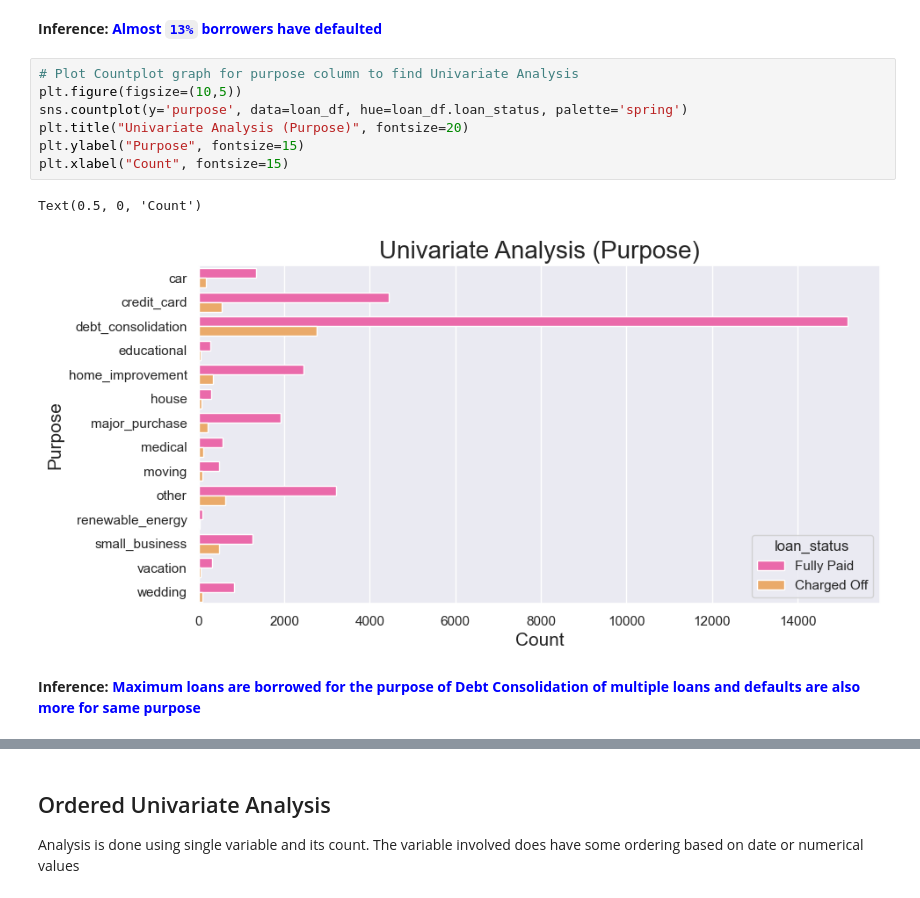
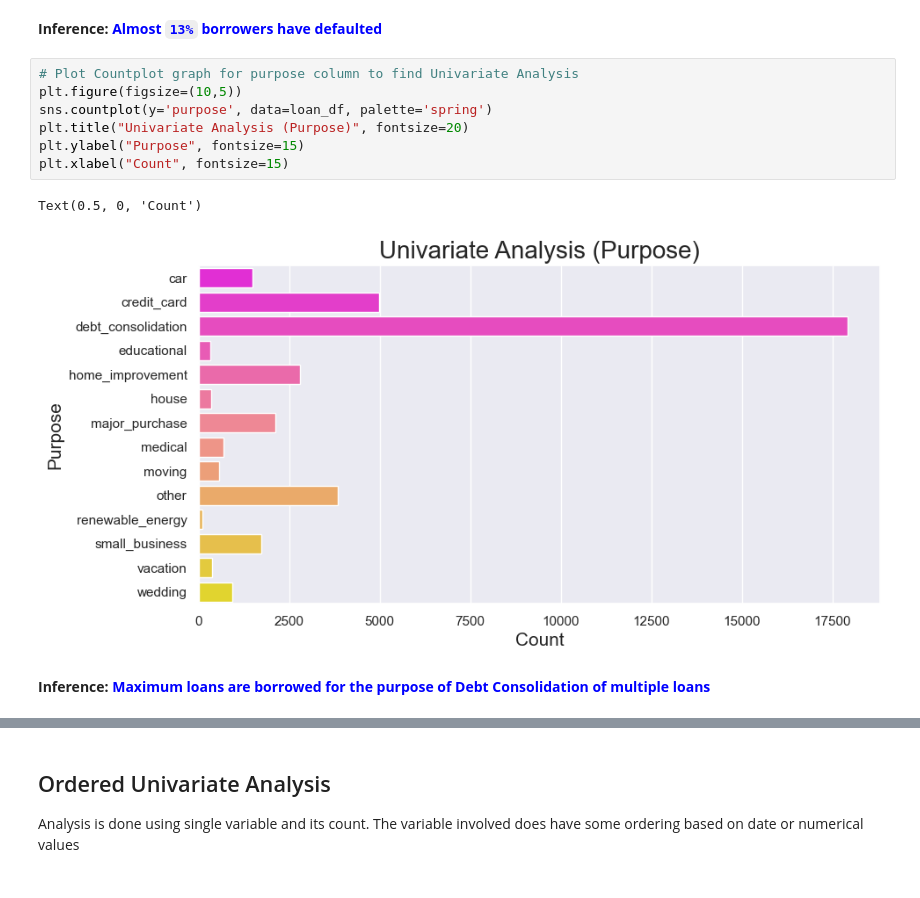
Before and after one commit to upasanapaul/LendingClubCaseStudy, a Jupyter notebook: lending_club_case_study.ipynb, the cells around one changed output, grey strips where cells are left out. Saved outputs shown, nothing was run; the diff lists cells and outputs as text.

```diff
--- a/lending_club_case_study.ipynb
+++ b/lending_club_case_study.ipynb
@@ -389,15 +389,15 @@ Text(0, 0.5, 'Count')
 # %%
 # Plot Countplot graph for purpose column to find Univariate Analysis
 plt.figure(figsize=(10,5))
-sns.countplot(y='purpose', data=loan_df, hue=loan_df.loan_status, palette='spring')
+sns.countplot(y='purpose', data=loan_df, palette='spring')
 plt.title("Univariate Analysis (Purpose)", fontsize=20)
 plt.ylabel("Purpose", fontsize=15)
 plt.xlabel("Count", fontsize=15)
 # %% [output]
 Text(0.5, 0, 'Count')
-[figure, old version]
+[figure, new version]
 # %% [markdown]
-**Inference: <font color="blue">Maximum loans are borrowed for the purpose of Debt Consolidation of multiple loans and defaults are also more for same purpose</font>**
+**Inference: <font color="blue">Maximum loans are borrowed for the purpose of Debt Consolidation of multiple loans</font>**
 # %%
 # Plot Countplot graph for addr_state column to find Univariate Analysis
 plt.figure(figsize=(15,5))
```
Also changed, not shown: parts of 11 cells of this notebook.
